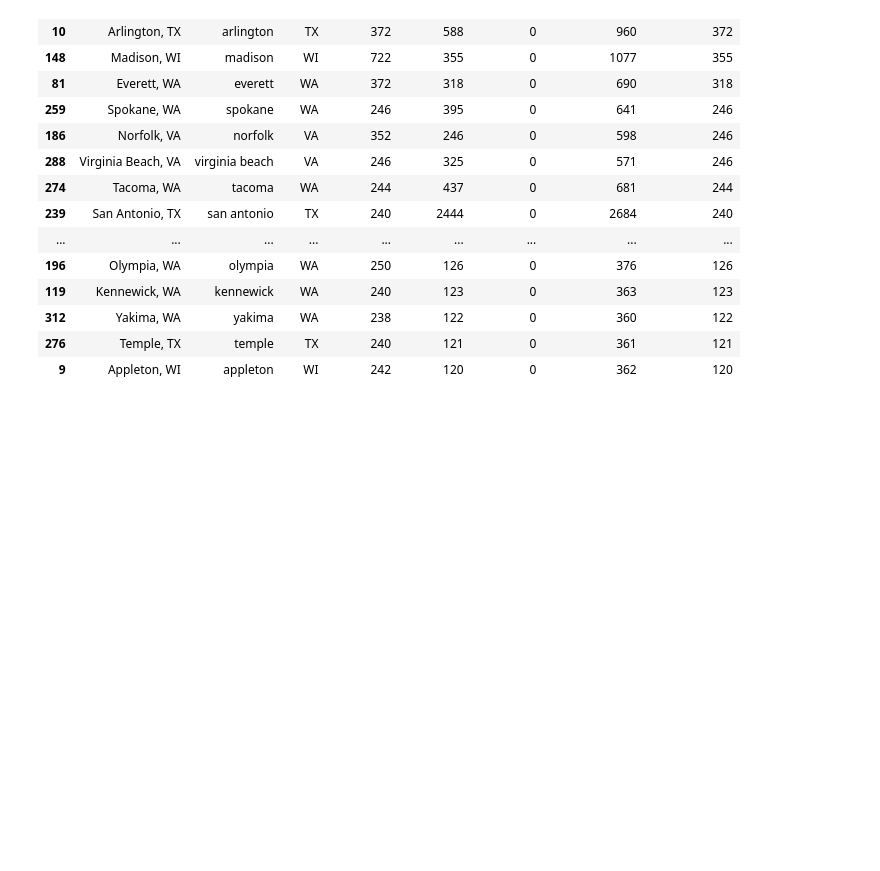
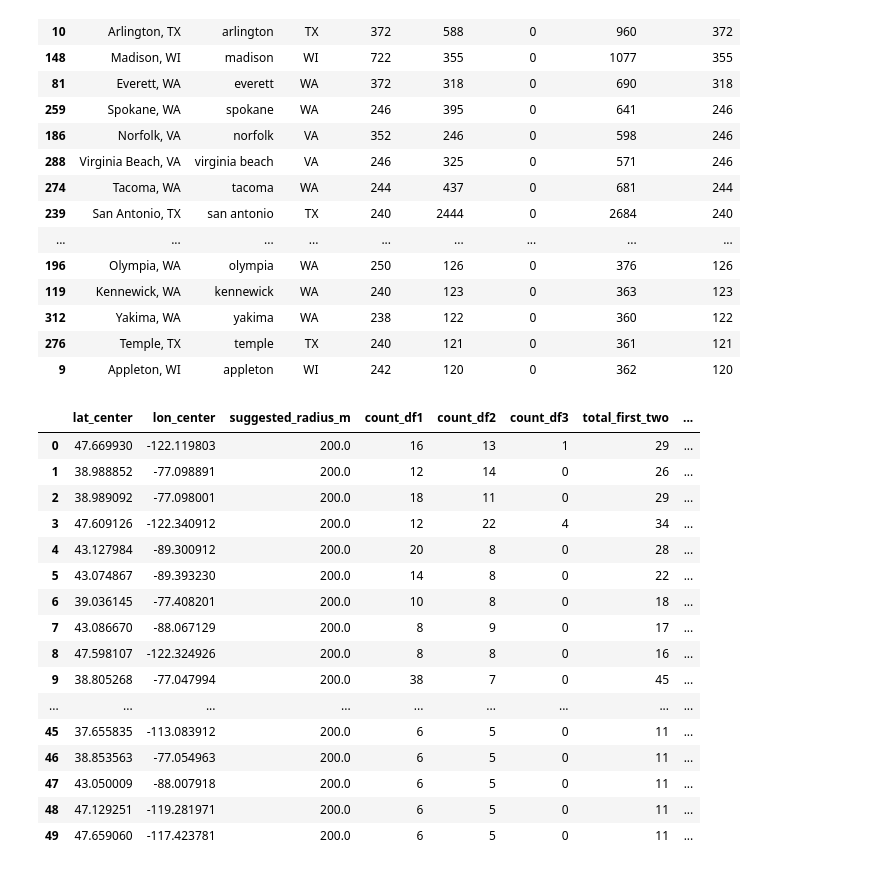
Before and after one commit to gdebus/data-integration-team-project, a Jupyter notebook: USA-Restaurants.ipynb, the cells around one changed output. Saved outputs shown, nothing was run; the diff lists cells and outputs as text; code cells hidden in the pictures; blank space fills up the shorter version.

Commit message:
prio based on coordinates

```diff
--- a/USA-Restaurants.ipynb
+++ b/USA-Restaurants.ipynb
@@ -1098,0 +1232,25 @@ prioritized_table.head(50)
+# %%
+# Or inspect the full ranked table
+targets_df = prioritize_coords_for_yelp_scrape(
+    df1_380k_clean, df2_uber_eats_clean, df3_yelp_clean,
+    tol_meters=200, yelp_max_present=100, top_n=100, return_df=True
+)
+targets_df.head(50)
+# %% [output]
+|  | lat_center | lon_center | suggested_radius_m | count_df1 | count_df2 | count_df3 | total_first_two | ... |
+| 0 | 47.669930 | -122.119803 | 200.0 | 16 | 13 | 1 | 29 | ... |
+| 1 | 38.988852 | -77.098891 | 200.0 | 12 | 14 | 0 | 26 | ... |
+| 2 | 38.989092 | -77.098001 | 200.0 | 18 | 11 | 0 | 29 | ... |
+| 3 | 47.609126 | -122.340912 | 200.0 | 12 | 22 | 4 | 34 | ... |
+| 4 | 43.127984 | -89.300912 | 200.0 | 20 | 8 | 0 | 28 | ... |
+| 5 | 43.074867 | -89.393230 | 200.0 | 14 | 8 | 0 | 22 | ... |
+| 6 | 39.036145 | -77.408201 | 200.0 | 10 | 8 | 0 | 18 | ... |
+| 7 | 43.086670 | -88.067129 | 200.0 | 8 | 9 | 0 | 17 | ... |
+| 8 | 47.598107 | -122.324926 | 200.0 | 8 | 8 | 0 | 16 | ... |
+| 9 | 38.805268 | -77.047994 | 200.0 | 38 | 7 | 0 | 45 | ... |
+| ... | ... | ... | ... | ... | ... | ... | ... | ... |
+| 45 | 37.655835 | -113.083912 | 200.0 | 6 | 5 | 0 | 11 | ... |
+| 46 | 38.853563 | -77.054963 | 200.0 | 6 | 5 | 0 | 11 | ... |
+| 47 | 43.050009 | -88.007918 | 200.0 | 6 | 5 | 0 | 11 | ... |
+| 48 | 47.129251 | -119.281971 | 200.0 | 6 | 5 | 0 | 11 | ... |
+| 49 | 47.659060 | -117.423781 | 200.0 | 6 | 5 | 0 | 11 | ... |
```
Also changed, not shown: parts of 1 cell of this notebook.
